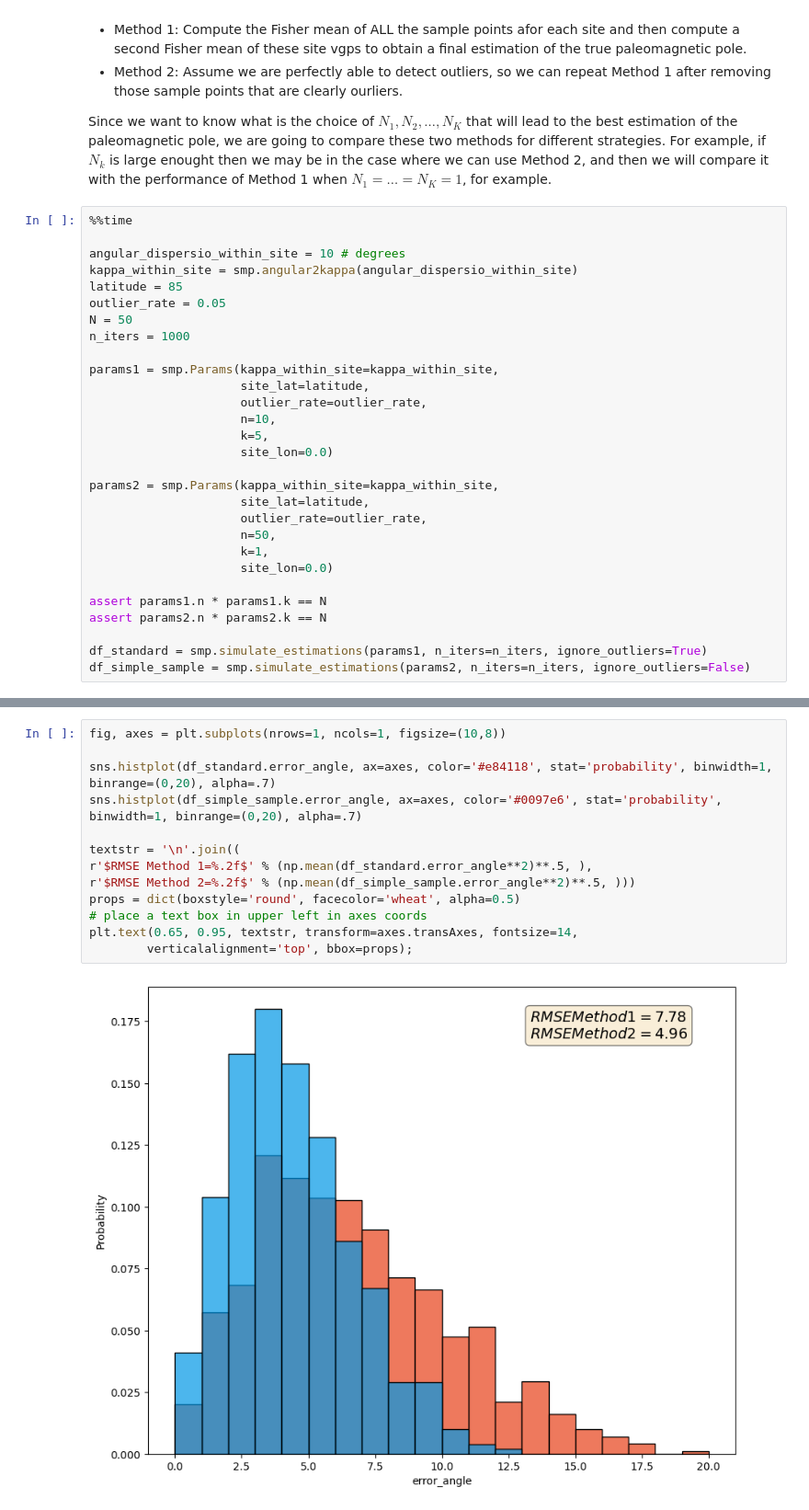
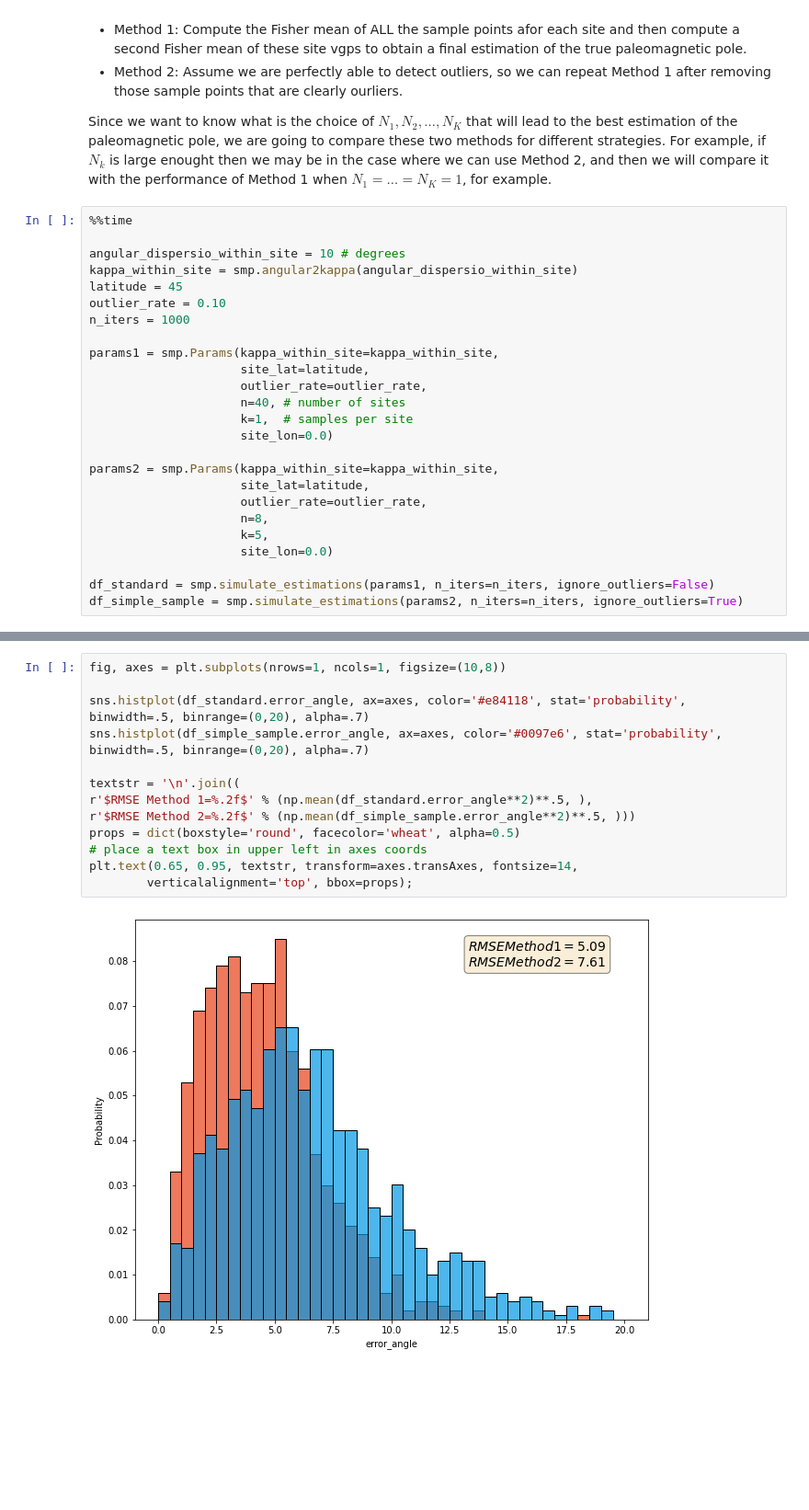
Before and after one commit to PolarWandering/PaleoSampling, a Jupyter notebook: Sampling_comparision.ipynb, the cells around one changed output, grey strips where cells are left out. Shown at 92% size. Saved outputs shown, nothing was run; the diff lists cells and outputs as text; blank space fills up the shorter version.

```diff
--- a/Sampling_comparision.ipynb
+++ b/Sampling_comparision.ipynb
@@ -42,28 +43,24 @@ Since we want to know what is the choice of $N_1, N_2, \ldots, N_K$ that will le
 
 angular_dispersio_within_site = 10 # degrees
 kappa_within_site = smp.angular2kappa(angular_dispersio_within_site)
-latitude = 85
-outlier_rate = 0.05
-N = 50
+latitude = 45
+outlier_rate = 0.10
 n_iters = 1000
 
 params1 = smp.Params(kappa_within_site=kappa_within_site,
                      site_lat=latitude,
                      outlier_rate=outlier_rate,
-                     n=10,
-                     k=5,
+                     n=40, # number of sites
+                     k=1,  # samples per site
                      site_lon=0.0)
 
 params2 = smp.Params(kappa_within_site=kappa_within_site,
                      site_lat=latitude,
                      outlier_rate=outlier_rate,
-                     n=50,
-                     k=1,
+                     n=8,
+                     k=5,
                      site_lon=0.0)
 
-assert params1.n * params1.k == N
-assert params2.n * params2.k == N
-
-df_standard = smp.simulate_estimations(params1, n_iters=n_iters, ignore_outliers=True)
-df_simple_sample = smp.simulate_estimations(params2, n_iters=n_iters, ignore_outliers=False)
+df_standard = smp.simulate_estimations(params1, n_iters=n_iters, ignore_outliers=False)
+df_simple_sample = smp.simulate_estimations(params2, n_iters=n_iters, ignore_outliers=True)
 # %% [output]
@@ -72,15 +69,15 @@ Wall time: 4min 31s
 # %%
 fig, axes = plt.subplots(nrows=1, ncols=1, figsize=(10,8))
 
-sns.histplot(df_standard.error_angle, ax=axes, color='#e84118', stat='probability', binwidth=1, binrange=(0,20), alpha=.7)
-sns.histplot(df_simple_sample.error_angle, ax=axes, color='#0097e6', stat='probability', binwidth=1, binrange=(0,20), alpha=.7)
+sns.histplot(df_standard.error_angle, ax=axes, color='#e84118', stat='probability', binwidth=.5, binrange=(0,20), alpha=.7)
+sns.histplot(df_simple_sample.error_angle, ax=axes, color='#0097e6', stat='probability', binwidth=.5, binrange=(0,20), alpha=.7)
 
 textstr = '\n'.join((
 r'$RMSE Method 1=%.2f$' % (np.mean(df_standard.error_angle**2)**.5, ),
 r'$RMSE Method 2=%.2f$' % (np.mean(df_simple_sample.error_angle**2)**.5, )))
 props = dict(boxstyle='round', facecolor='wheat', alpha=0.5)
 # place a text box in upper left in axes coords
 plt.text(0.65, 0.95, textstr, transform=axes.transAxes, fontsize=14,
         verticalalignment='top', bbox=props);
 # %% [output]
-[figure, old version]
+[figure, new version]
```
Also changed, not shown: parts of 5 cells of this notebook, 3 other files.
